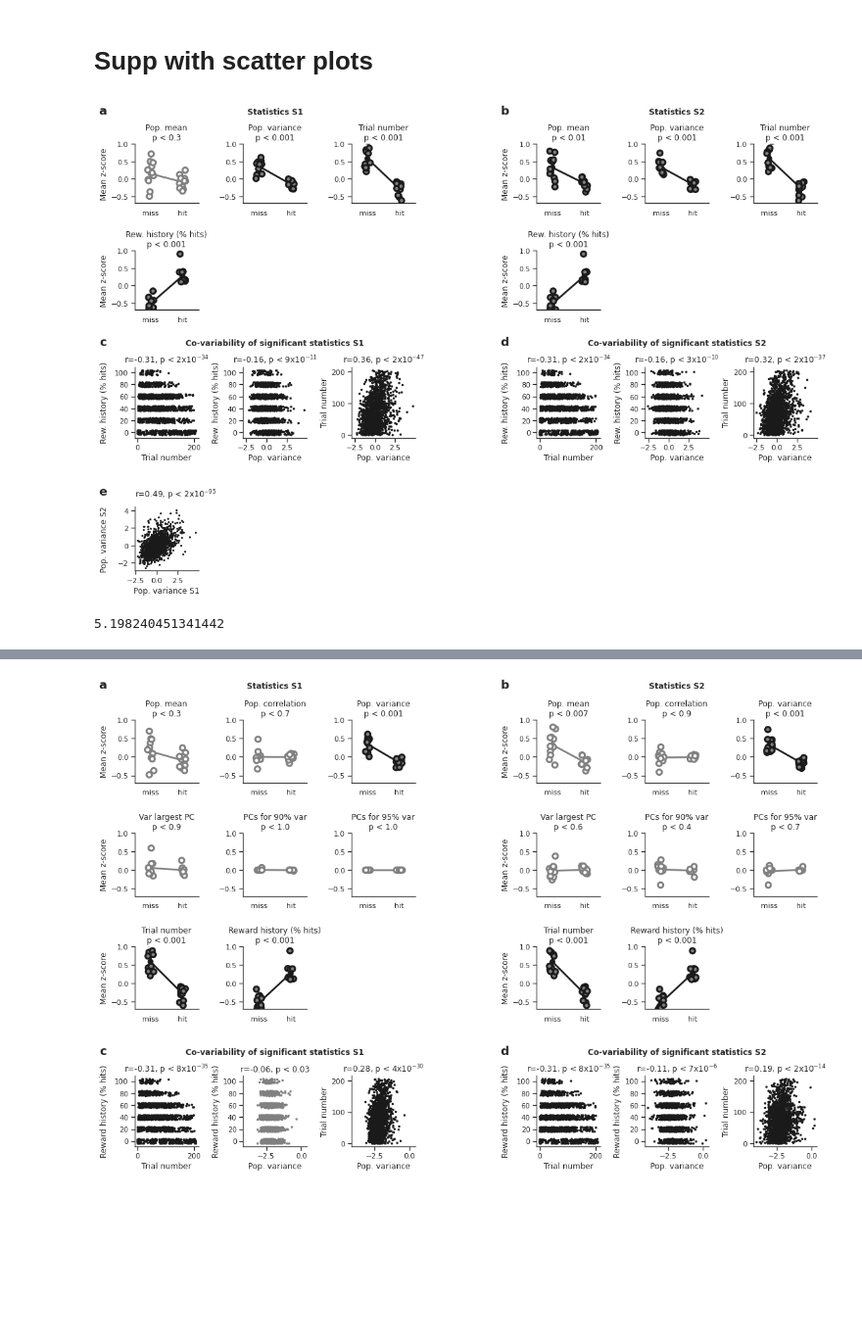
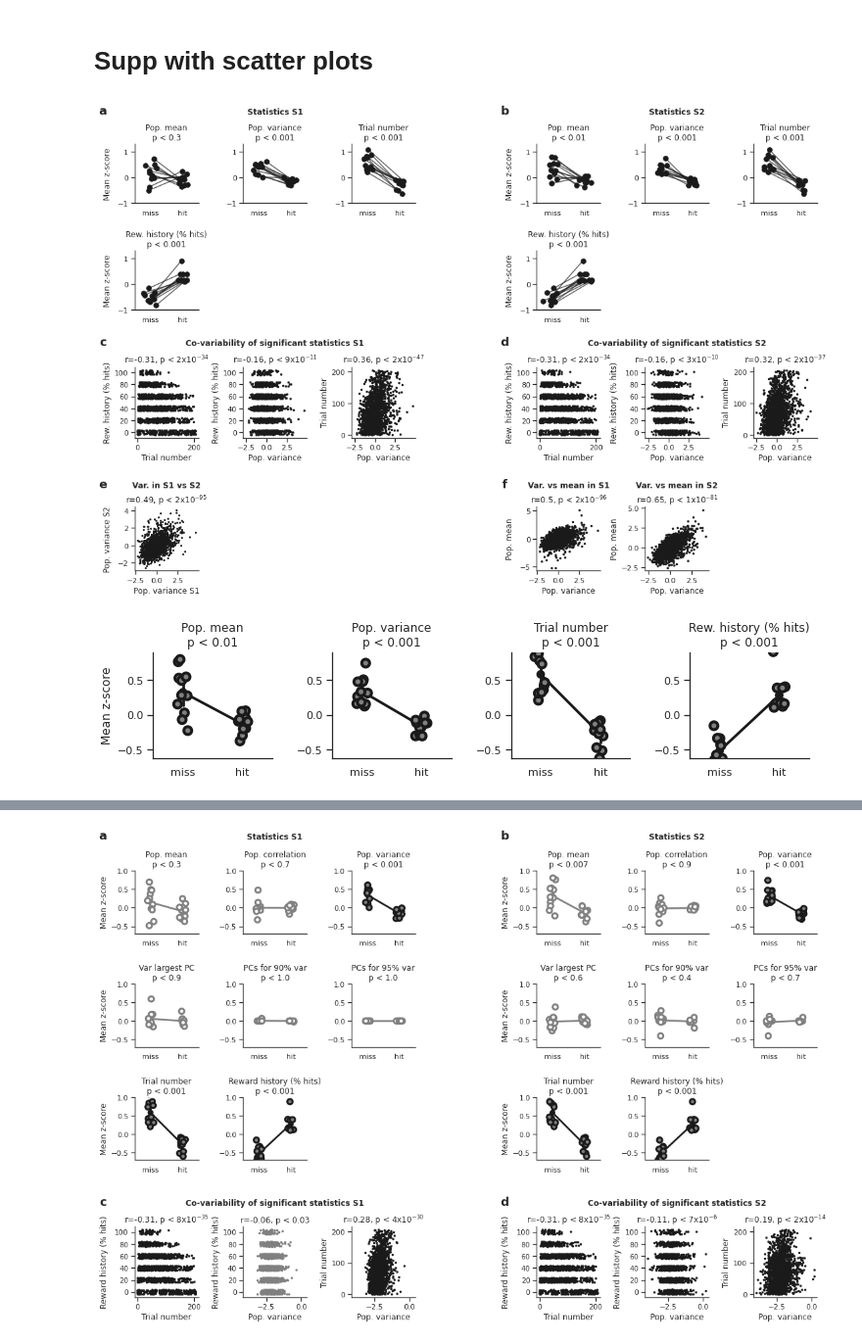
Before and after one commit to Packer-Lab/popping-off, a Jupyter notebook: notebooks/Paper Figures/Figure4.ipynb, the cells around one changed output, grey strips where cells are left out. Shown at 98% size. Saved outputs shown, nothing was run; the diff lists cells and outputs as text; code cells hidden in the pictures; blank space fills up the shorter version.

```diff
--- a/notebooks/Paper Figures/Figure4.ipynb
+++ b/notebooks/Paper Figures/Figure4.ipynb
@@ -81,6 +98,6 @@ for i_reg, reg in enumerate(reg_list):
                                                  filter_150=False)
 
     super_covar_df_dict[reg] = pof.create_df_from_cov_dicts(cov_dicts=cov_dicts[reg],
-                                                  zscore_list=['variance_cell_rates'])
+                                                  zscore_list=['variance_cell_rates', 'mean_pre'])
 # %% [output]
 s1
@@ -385,7 +441,10 @@ gs_scatter['s2'] = fig.add_gridspec(ncols=3, nrows=1, bottom=0.33, top=0.48, rig
 gs_s1s2_compare = fig.add_gridspec(ncols=3, nrows=1, bottom=0.05, top=0.185, right=0.42, left=0.05,
                           hspace=0.8, wspace=0.7)
 
-ax_dict, ax_scatter = {}, {}
+gs_scatter_s2_below = fig.add_gridspec(ncols=3, nrows=1, bottom=0.05, top=0.185, right=0.95, left=0.58,
+                          hspace=0.8, wspace=0.7)
+
+ax_dict, ax_scatter, ax_s2b = {}, {}, {}
 for i_reg, reg in enumerate(['s1', 's2']):
     ax_dict[reg] = {}
     icov = 0
@@ -399,7 +458,7 @@ for i_reg, reg in enumerate(['s1', 's2']):
     pop.scatter_plots_covariates(cov_dicts=cov_dicts[reg],
                              ax_dict=ax_dict[reg],
                              cov_names=cov_names,
-                             lims=None, plot_type='pointplot')
+                             lims=None, plot_type='connecting_lines')
 
     ax_scatter[reg] = {k: fig.add_subplot(gs_scatter[reg][k]) for k in range(3)}
     pop.plot_scatter_all_trials_two_covars(super_covar_df_dict=super_covar_df_dict,
@@ -420,44 +479,64 @@ for i_reg, reg in enumerate(['s1', 's2']):
     for icov, covname in enumerate(cov_names):
         if icov % 3 == 0:
             ax_dict[reg][covname].set_ylabel('Mean z-score')
-        ax_dict[reg][covname].set_ylim([-0.7, 1])
+        ax_dict[reg][covname].set_ylim([-1, 1.3])
 
     ax_dict[reg]['variance_cell_rates'].annotate(text=f'Statistics {reg.upper()}',
                                       xy=(0.5, 1.5), xycoords='axes fraction',
                                       weight='bold', ha='center')
     ax_scatter[reg][1].annotate(text=f'Co-variability of significant statistics {reg.upper()}',
                                       xy=(0.5, 1.3), xycoords='axes fraction',
                                       weight='bold', ha='center')
 
-    fig.align_ylabels(axs=[ax_dict[reg]['mean_pre'], ax_scatter[reg][0]])
+for i_plot_s2b, reg_s2b in enumerate(['s1', 's2']):
+    ax_s2b[reg_s2b] = fig.add_subplot(gs_scatter_s2_below[i_plot_s2b])
+    pop.plot_scatter_all_trials_two_covars(super_covar_df_dict=super_covar_df_dict,
+                                           covar_1='variance_cell_rates',
+                                           covar_2='mean_pre',
+                                           ax=ax_s2b[reg_s2b], region=reg_s2b)
+    ax_s2b[reg_s2b].annotate(text=f'Var. vs mean in {reg_s2b.upper()}',
+                                      xy=(0.5, 1.3), xycoords='axes fraction',
+                                      weight='bold', ha='center')
+
 
 ax_popvar_s1s2 = fig.add_subplot(gs_s1s2_compare[0])
-fig.align_ylabels(axs=[ax_dict['s1']['mean_pre'], ax_scatter['s1'][0], ax_popvar_s1s2])
 pop.scatter_covar_s1s2(super_covar_df_dict=super_covar_df_dict, ax=ax_popvar_s1s2)
+ax_popvar_s1s2.annotate(text=f'Var. in S1 vs S2',
+                                      xy=(0.5, 1.3), xycoords='axes fraction',
+                                      weight='bold', ha='center')
+
+fig.align_ylabels(axs=[ax_dict['s1']['mean_pre'], ax_dict['s1']['reward_history'], ax_scatter['s1'][0], ax_popvar_s1s2])
+fig.align_ylabels(axs=[ax_dict['s2']['mean_pre'], ax_dict['s2']['reward_history'], ax_scatter['s2'][0], ax_s2b['s1']])
+fig.align_ylabels(axs=[ax_scatter['s2'][1], ax_s2b['s2']])
 
 ax_dict['s1']['mean_pre'].annotate(text='a', size=18,
                                   xy=(-0.5, 1.5), xycoords='axes fraction',
                                   weight='bold', ha='center')
 ax_dict['s2']['mean_pre'].annotate(text='b', size=18,
                                   xy=(-0.5, 1.5), xycoords='axes fraction',
                                   weight='bold', ha='center')
 ax_scatter['s1'][0].annotate(text='c', size=18,
                                   xy=(-0.5, 1.3), xycoords='axes fraction',
                                   weight='bold', ha='center')
 ax_scatter['s2'][0].annotate(text='d', size=18,
                                   xy=(-0.5, 1.3), xycoords='axes fraction',
                                   weight='bold', ha='center')
 ax_scatter['s1'][0].annotate(text='e', size=18,
-                                  xy=(-0.5, -0.8), xycoords='axes fraction',
+                                  xy=(-0.5, -0.7), xycoords='axes fraction',
+                                  weight='bold', ha='center')
+ax_scatter['s2'][0].annotate(text='f', size=18,
+                                  xy=(-0.5, -0.7), xycoords='axes fraction',
                                   weight='bold', ha='center')
 for ii in range(3):
     pop.equal_lims_two_axs(ax1=ax_scatter['s1'][ii], ax2=ax_scatter['s2'][ii])
 if save_fig:
     plt.savefig('/home/tplas/repos/popping-off/figures/full_figs_manuscript/Supplementary_Figure6_new.pdf',
                 bbox_inches='tight')
 # %% [output]
-[figure, old version]
+[figure, new version]
-# %%
-super_covar_df_dict['s1']['reward_history'].max()
-# %% [output]
-5.198240451341442
+# %%
+pop.scatter_plots_covariates(cov_dicts=cov_dicts[reg],
+                             cov_names=cov_names,
+                             lims=None, plot_type='pointplot')
+# %% [output]
+[figure, added]
```
Also changed, not shown: parts of 6 cells of this notebook, 3 other files.
